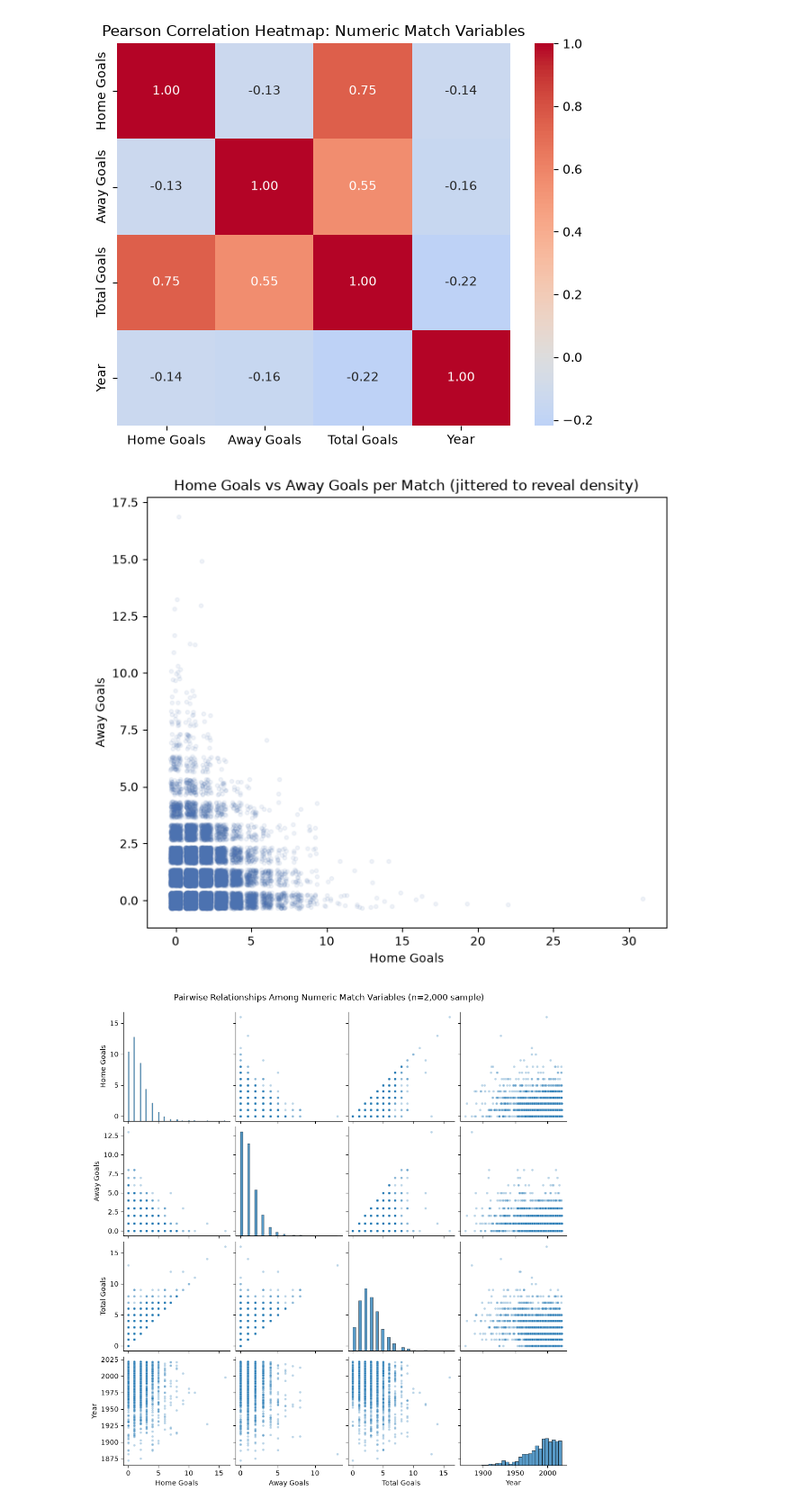
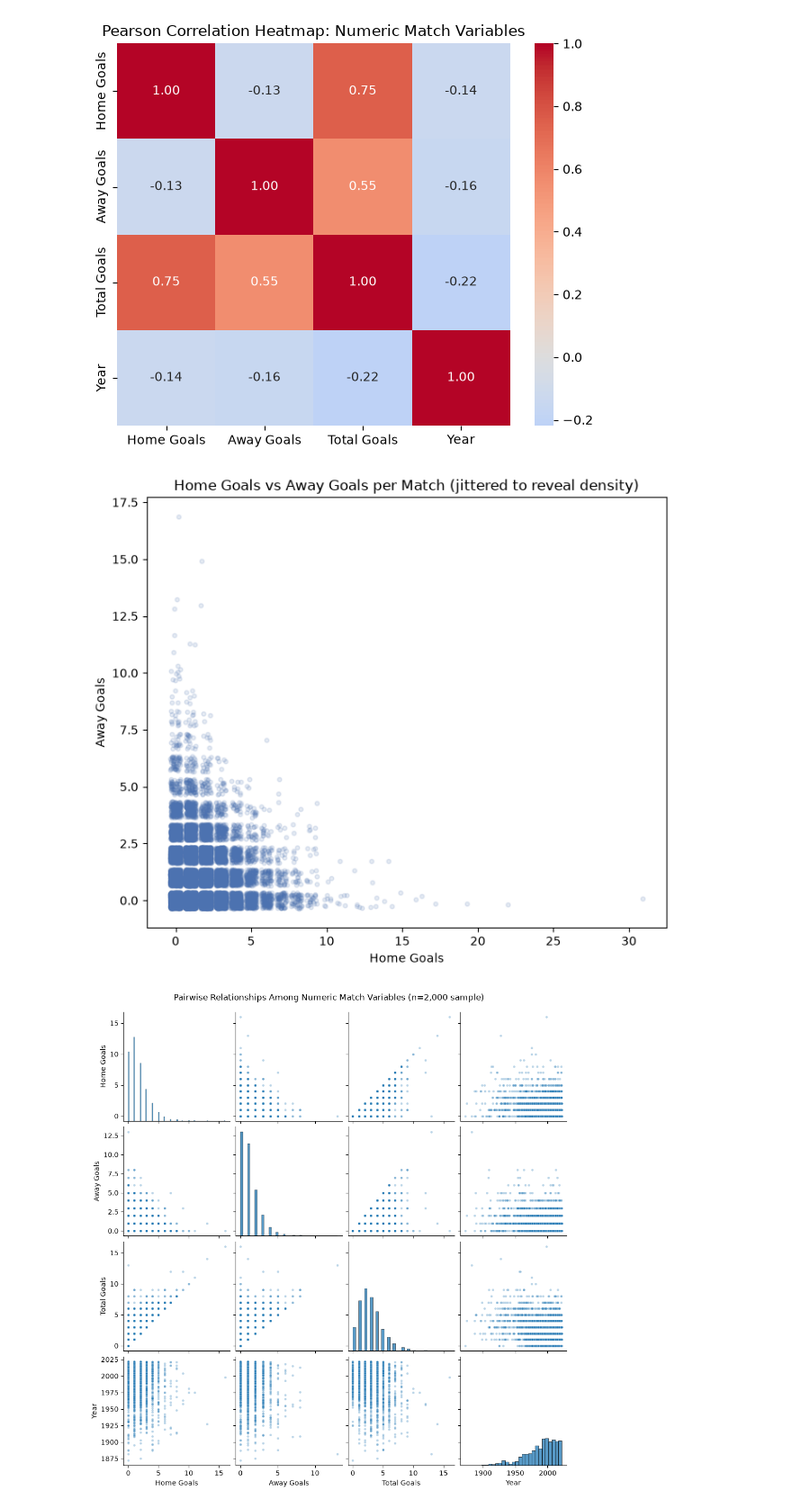
Before and after one commit to Zika-D9/fifa-2026-eda, a Jupyter notebook: fifa-world-cup-2026.ipynb, the cells around one changed output. Shown at 90% size. Saved outputs shown, nothing was run; the diff lists cells and outputs as text; code cells hidden in the pictures.

Commit message:
Improve scatterplot legibility after visually reviewing all plots
Extracted and viewed every embedded plot image directly. The jittered
Home vs Away Goals scatterplot was too faint at alpha=0.08 to show
its density gradient clearly; bumped to alpha=0.15, s=12. The other
7 mandatory chart types (histogram, boxplot, heatmap, pairplot,
violin, bar, pie) all looked correct as-is.

Co-Authored-By: Claude Sonnet 5 <noreply@anthropic.com>

```diff
--- a/fifa-world-cup-2026.ipynb
+++ b/fifa-world-cup-2026.ipynb
@@ -607,21 +607,21 @@ plt.show()
 # %%
 import numpy as np
 
 # Home/Away Goals are low-cardinality integers, so raw points would fully overlap;
 # a small random jitter reveals point density while preserving the discrete grid pattern.
 random_generator = np.random.default_rng(42)
 jittered_home_goals = international_matches["Home Goals"] + random_generator.uniform(-0.35, 0.35, size=len(international_matches))
 jittered_away_goals = international_matches["Away Goals"] + random_generator.uniform(-0.35, 0.35, size=len(international_matches))
 
 figure, axis = plt.subplots(figsize=(7, 6))
-axis.scatter(jittered_home_goals, jittered_away_goals, alpha=0.08, s=10, color="#4C72B0")
+axis.scatter(jittered_home_goals, jittered_away_goals, alpha=0.15, s=12, color="#4C72B0")
 axis.set_title("Home Goals vs Away Goals per Match (jittered to reveal density)")
 axis.set_xlabel("Home Goals")
 axis.set_ylabel("Away Goals")
 figure.tight_layout()
 plt.show()
 # %% [output]
-[figure, old version]
+[figure, new version]
 # %%
 # A random sample keeps the pairplot readable and fast to render; the full dataset
 # would produce the same discrete grid pattern, just far more overplotted.
```
